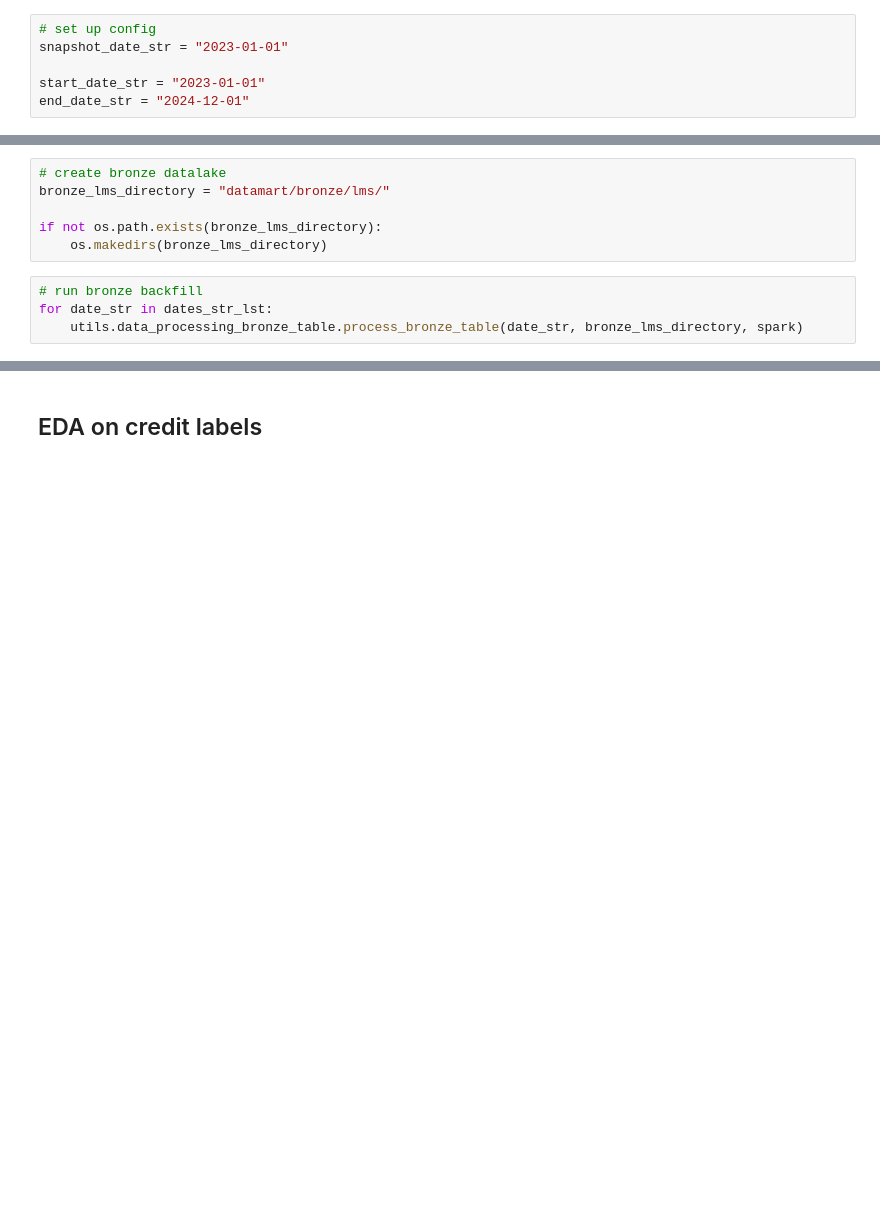
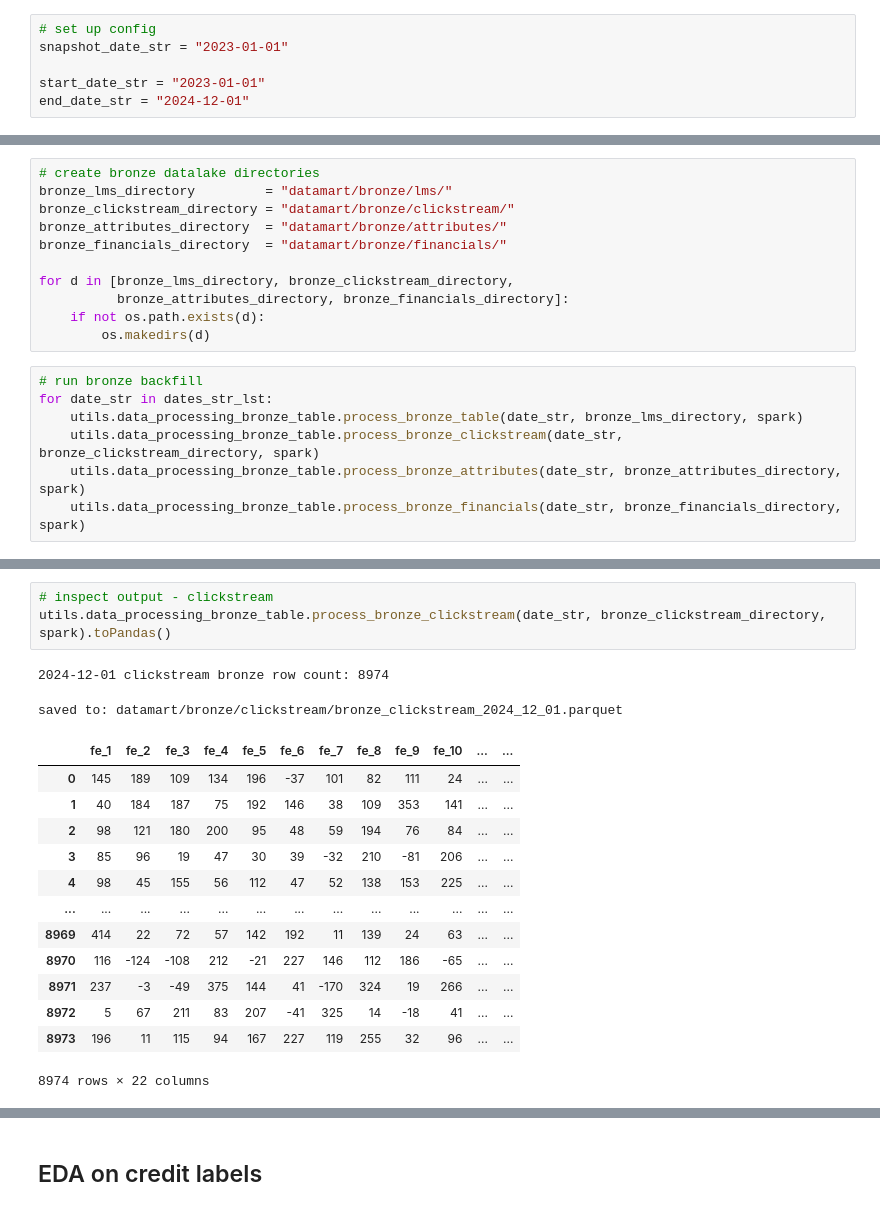
Before and after one commit to ValentinaVidot/MITB_MLE, a Jupyter notebook: data_processing_main.ipynb, the cells around one changed output, grey strips where cells are left out. Saved outputs shown, nothing was run; the diff lists cells and outputs as text; blank space fills up the shorter version.

Commit message:
Add feature store pipeline - bronze/silver/gold for clickstream, attributes, financials

```diff
--- a/data_processing_main.ipynb
+++ b/data_processing_main.ipynb
@@ -73,10 +83,18 @@ dates_str_lst
 # %%
-# create bronze datalake
-bronze_lms_directory = "datamart/bronze/lms/"
+# create bronze datalake directories
+bronze_lms_directory         = "datamart/bronze/lms/"
+bronze_clickstream_directory = "datamart/bronze/clickstream/"
+bronze_attributes_directory  = "datamart/bronze/attributes/"
+bronze_financials_directory  = "datamart/bronze/financials/"
 
-if not os.path.exists(bronze_lms_directory):
-    os.makedirs(bronze_lms_directory)
+for d in [bronze_lms_directory, bronze_clickstream_directory,
+          bronze_attributes_directory, bronze_financials_directory]:
+    if not os.path.exists(d):
+        os.makedirs(d)
 # %%
 # run bronze backfill
 for date_str in dates_str_lst:
     utils.data_processing_bronze_table.process_bronze_table(date_str, bronze_lms_directory, spark)
+    utils.data_processing_bronze_table.process_bronze_clickstream(date_str, bronze_clickstream_directory, spark)
+    utils.data_processing_bronze_table.process_bronze_attributes(date_str, bronze_attributes_directory, spark)
+    utils.data_processing_bronze_table.process_bronze_financials(date_str, bronze_financials_directory, spark)
@@ -85,0 +153,19 @@ utils.data_processing_bronze_table.process_bronze_table(date_str, bronze_lms_dir
+# %%
+# inspect output - clickstream
+utils.data_processing_bronze_table.process_bronze_clickstream(date_str, bronze_clickstream_directory, spark).toPandas()
+# %% [output]
+2024-12-01 clickstream bronze row count: 8974
+saved to: datamart/bronze/clickstream/bronze_clickstream_2024_12_01.parquet
+|  | fe_1 | fe_2 | fe_3 | fe_4 | fe_5 | fe_6 | fe_7 | fe_8 | fe_9 | fe_10 | ... | ... |
+| 0 | 145 | 189 | 109 | 134 | 196 | -37 | 101 | 82 | 111 | 24 | ... | ... |
+| 1 | 40 | 184 | 187 | 75 | 192 | 146 | 38 | 109 | 353 | 141 | ... | ... |
+| 2 | 98 | 121 | 180 | 200 | 95 | 48 | 59 | 194 | 76 | 84 | ... | ... |
+| 3 | 85 | 96 | 19 | 47 | 30 | 39 | -32 | 210 | -81 | 206 | ... | ... |
+| 4 | 98 | 45 | 155 | 56 | 112 | 47 | 52 | 138 | 153 | 225 | ... | ... |
+| ... | ... | ... | ... | ... | ... | ... | ... | ... | ... | ... | ... | ... |
+| 8969 | 414 | 22 | 72 | 57 | 142 | 192 | 11 | 139 | 24 | 63 | ... | ... |
+| 8970 | 116 | -124 | -108 | 212 | -21 | 227 | 146 | 112 | 186 | -65 | ... | ... |
+| 8971 | 237 | -3 | -49 | 375 | 144 | 41 | -170 | 324 | 19 | 266 | ... | ... |
+| 8972 | 5 | 67 | 211 | 83 | 207 | -41 | 325 | 14 | -18 | 41 | ... | ... |
+| 8973 | 196 | 11 | 115 | 94 | 167 | 227 | 119 | 255 | 32 | 96 | ... | ... |
+8974 rows × 22 columns
```
Also changed, not shown: parts of 30 cells of this notebook, 2 other files.
